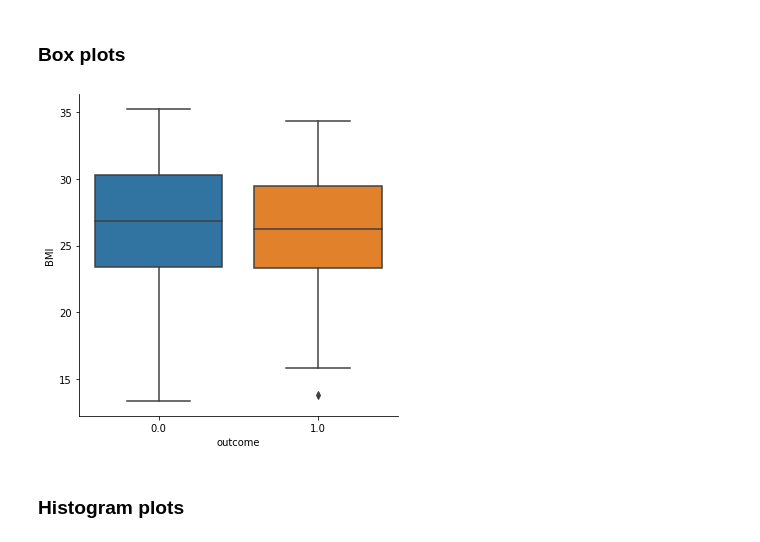
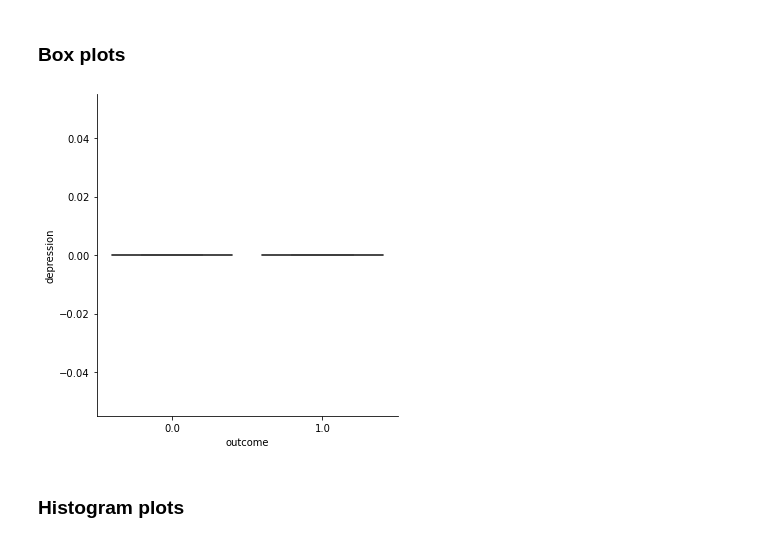
Before and after one commit to zeddines/Hospital-Mortality-Prediction, a Jupyter notebook: project.ipynb, the cells around one changed output. Saved outputs shown, nothing was run; the diff lists cells and outputs as text; code cells hidden in the pictures.

```diff
--- a/project.ipynb
+++ b/project.ipynb
@@ -64,9 +68,9 @@ def box_plot_cont(df, outcome_flag, feat, constrain=None):
     sns.catplot(data=df0, x=outcome_flag, y=feat, kind='box')
     plt.show()
 # %%
-box_plot_cont(df=df, outcome_flag='outcome', feat='BMI', constrain=True)
+box_plot_cont(df=df, outcome_flag='outcome', feat='depression', constrain=True)
 # %% [output]
-[figure, old version]
+[figure, new version]
 # %% [markdown]
 ### Histogram plots
 # %%
```
Also changed, not shown: parts of 6 cells of this notebook.
